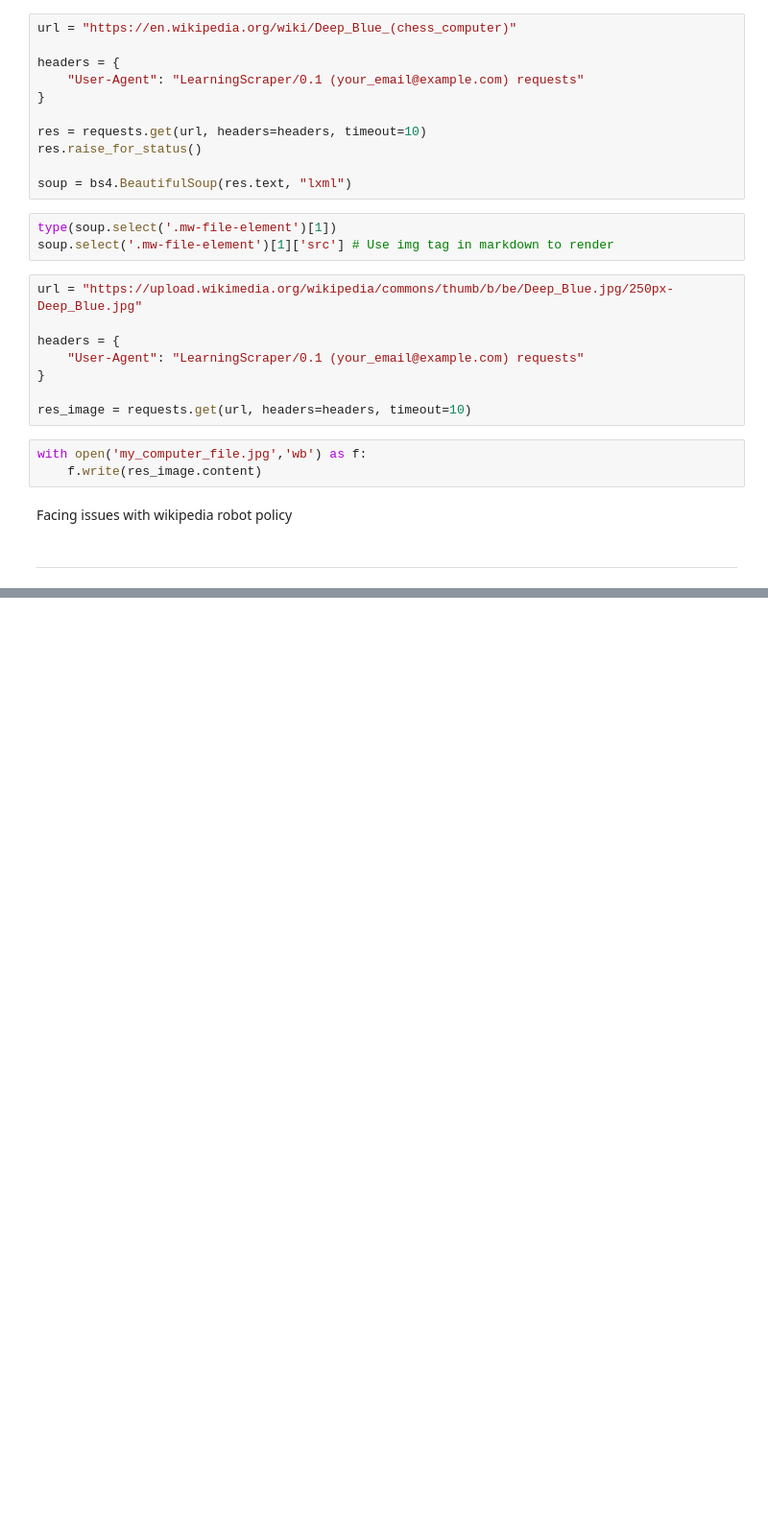
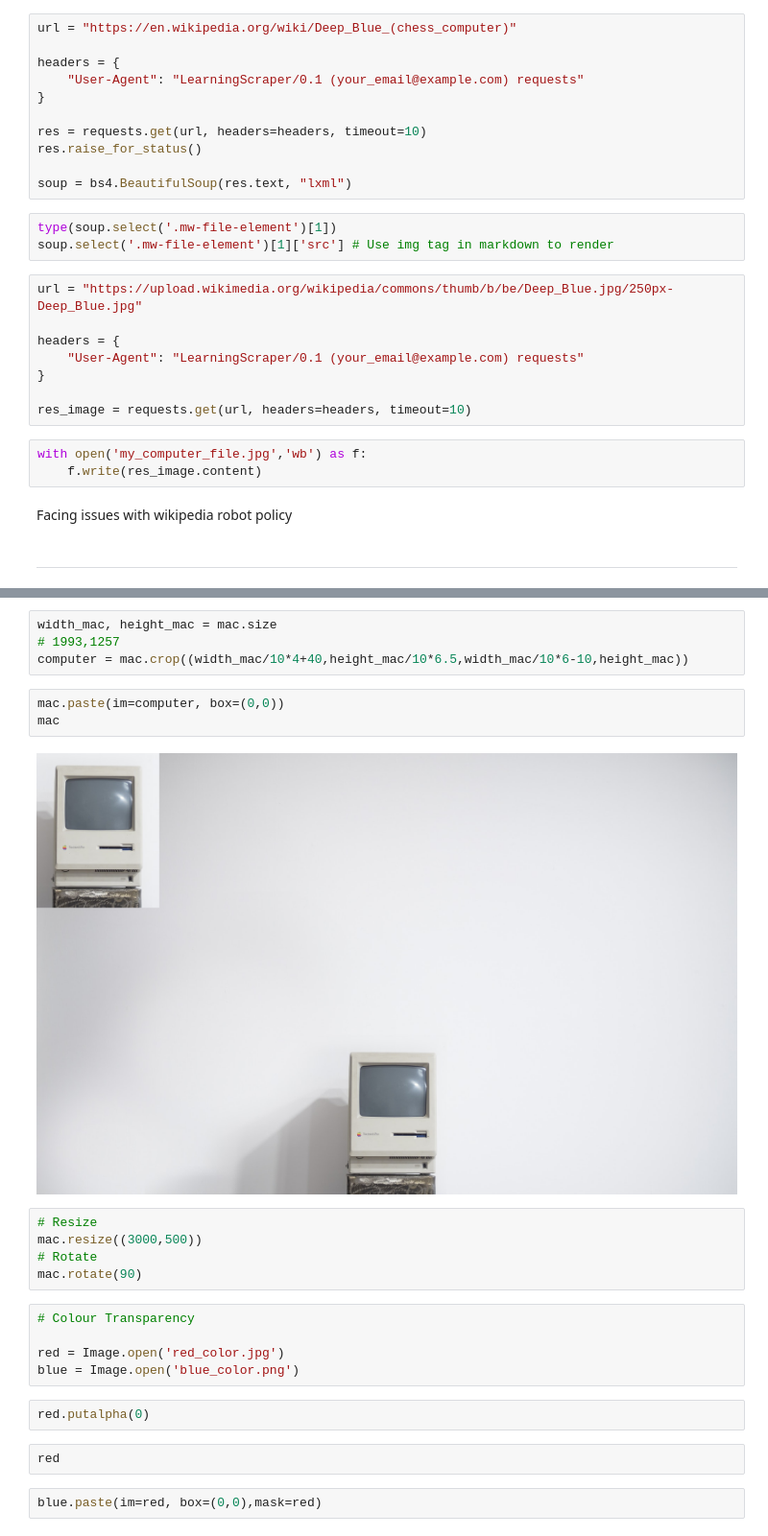
Before and after one commit to lansky1/python, a Jupyter notebook: basics.ipynb, the cells around one changed output, grey strips where cells are left out. Shown at 96% size. Drawn from its saved outputs; the diff is of its cells as text; blank space fills up the shorter version.

```diff
--- a/basics.ipynb
+++ b/basics.ipynb
@@ -1477,0 +1499,25 @@ Facing issues with wikipedia robot policy
+# %%
+width_mac, height_mac = mac.size
+# 1993,1257
+computer = mac.crop((width_mac/10*4+40,height_mac/10*6.5,width_mac/10*6-10,height_mac))
+# %%
+mac.paste(im=computer, box=(0,0))
+mac
+# %% [output]
+[figure, added]
+# %%
+# Resize
+mac.resize((3000,500))
+# Rotate
+mac.rotate(90)
+# %%
+# Colour Transparency
+
+red = Image.open('red_color.jpg')
+blue = Image.open('blue_color.png')
+# %%
+red.putalpha(0)
+# %%
+red
+# %%
+blue.paste(im=red, box=(0,0),mask=red)
```
Also changed, not shown: parts of 22 cells of this notebook, 2 other files.
